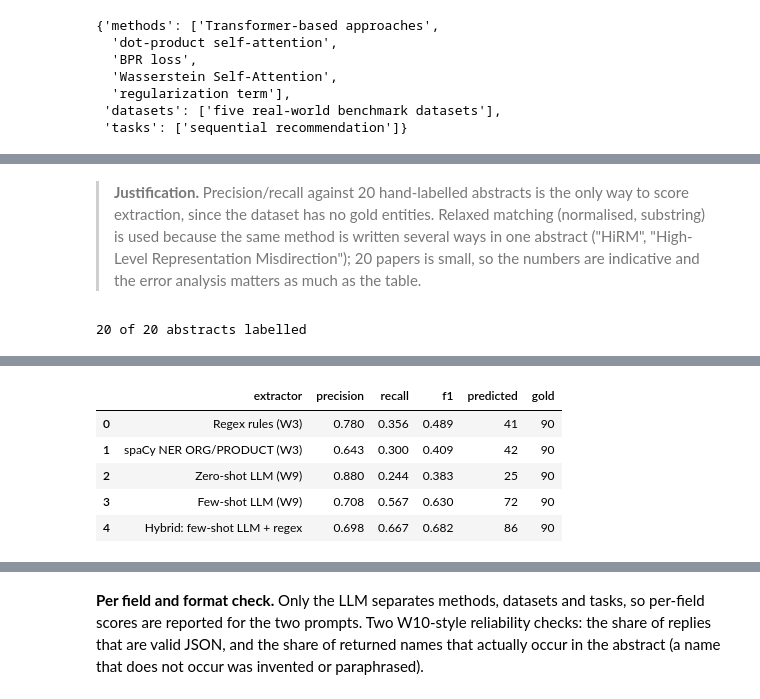
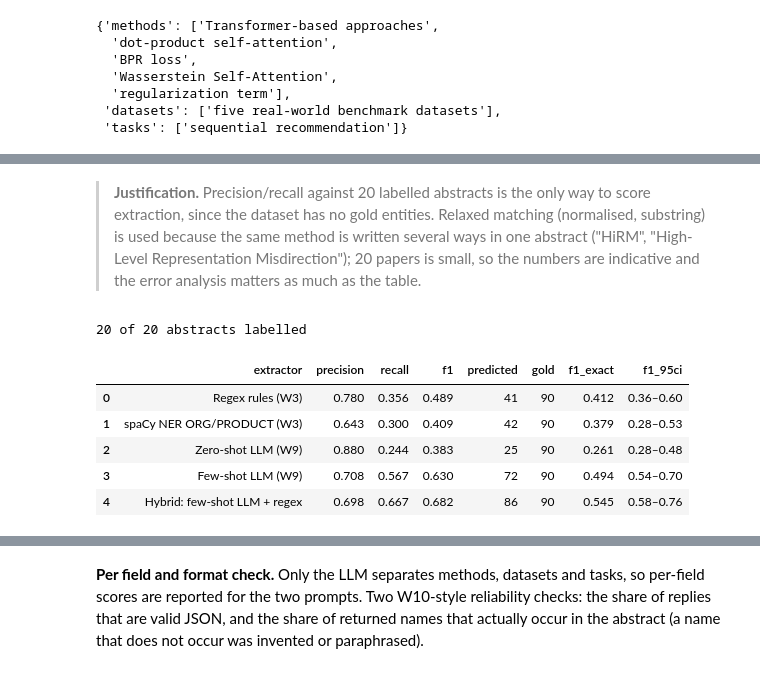
Before and after one commit to teepakorn326/assignmemt3-8460, a Jupyter notebook: codes/02_preprocessing_extraction.ipynb, the cells around one changed output, grey strips where cells are left out. Drawn from its saved outputs; the diff is of its cells as text; code cells hidden in the pictures.

```diff
--- a/codes/02_preprocessing_extraction.ipynb
+++ b/codes/02_preprocessing_extraction.ipynb
@@ -407,6 +407,6 @@ Sequential Recommendation via Stochastic Self-Attention
 # %% [markdown]
 <!-- draft written with an AI assistant from the notebook's own code and numbers; owner to review and reword before submission -->
-> **Justification.** Precision/recall against 20 hand-labelled abstracts is the only way to score extraction, since the dataset has no gold entities. Relaxed matching (normalised, substring) is used because the same method is written several ways in one abstract ("HiRM", "High-Level Representation Misdirection"); 20 papers is small, so the numbers are indicative and the error analysis matters as much as the table.
+> **Justification.** Precision/recall against 20 labelled abstracts is the only way to score extraction, since the dataset has no gold entities. Relaxed matching (normalised, substring) is used because the same method is written several ways in one abstract ("HiRM", "High-Level Representation Misdirection"); 20 papers is small, so the numbers are indicative and the error analysis matters as much as the table.
 # %%
 GOLD_PATH = ARTIFACTS_DIR / "02_gold_labels.json"
 
@@ -425,39 +425,65 @@ print(f"{len(labelled)} of {len(gold)} abstracts labelled")
 # %% [output]
 20 of 20 abstracts labelled
 # %%
-def score(extractor_name, predict, fields=("methods", "datasets")):
+def score(extractor_name, predict, fields=("methods", "datasets"), relaxed=True):
     """Micro P/R/F1 of one extractor over all labelled abstracts."""
     tp_total, pred_total, gold_total = 0, 0, 0
     for item in labelled:
         gold_names = [name for field in fields for name in item[field]]
-        tp, n_pred, n_gold = ex.match_counts(predict(item), gold_names)
+        tp, n_pred, n_gold = ex.match_counts(predict(item), gold_names, relaxed=relaxed)
         tp_total += tp
         pred_total += n_pred
         gold_total += n_gold
     p, r, f1 = ex.precision_recall_f1(tp_total, pred_total, gold_total)
     return {"extractor": extractor_name, "precision": p, "recall": r, "f1": f1,
             "predicted": pred_total, "gold": gold_total}
 
 
 def names(output):
     return output["methods"] + output["datasets"]
 
 
 # 2 x 20 LLM calls (zero-shot and few-shot), cached in artifacts/llm_cache.jsonl
 few_raw = {item["id"]: ex.llm_extract(item["abstract"], shots=3, return_raw=True) for item in labelled}
 zero_raw = {item["id"]: ex.llm_extract(item["abstract"], shots=0, return_raw=True) for item in labelled}
 few = {k: v[0] for k, v in few_raw.items()}
 zero = {k: v[0] for k, v in zero_raw.items()}
 
-extraction_scores = pd.DataFrame([
-    score("Regex rules (W3)", lambda item: ex.regex_artefacts(item["abstract"])),
-    score("spaCy NER ORG/PRODUCT (W3)", lambda item: ex.spacy_artefacts(item["abstract"])),
-    score("Zero-shot LLM (W9)", lambda item: names(zero[item["id"]])),
-    score("Few-shot LLM (W9)", lambda item: names(few[item["id"]])),
-    score("Hybrid: few-shot LLM + regex", lambda item: ex.hybrid_artefacts(names(few[item["id"]]), item["abstract"])),
-])
+EXTRACTORS = {
+    "Regex rules (W3)": lambda item: ex.regex_artefacts(item["abstract"]),
+    "spaCy NER ORG/PRODUCT (W3)": lambda item: ex.spacy_artefacts(item["abstract"]),
+    "Zero-shot LLM (W9)": lambda item: names(zero[item["id"]]),
+    "Few-shot LLM (W9)": lambda item: names(few[item["id"]]),
+    "Hybrid: few-shot LLM + regex": lambda item: ex.hybrid_artefacts(names(few[item["id"]]), item["abstract"]),
+}
+extraction_scores = pd.DataFrame([score(n, f) for n, f in EXTRACTORS.items()])
+extraction_scores["f1_exact"] = [score(n, f, relaxed=False)["f1"] for n, f in EXTRACTORS.items()]
 results["llm_backend"] = llm.describe()
 results["n_labelled_abstracts"] = len(labelled)
+
+# 95% bootstrap confidence intervals over the 20 abstracts (resample abstracts, recompute micro F1)
+rng = np.random.default_rng(SEED)
+per_item = {n: np.array([ex.match_counts(f(item), item["methods"] + item["datasets"]) for item in labelled])
+            for n, f in EXTRACTORS.items()}                                     # rows: (tp, n_pred, n_gold)
+
+
+def micro_f1(counts):
+    tp, n_pred, n_gold = counts.sum(axis=0)
+    return ex.precision_recall_f1(tp, n_pred, n_gold)[2]
+
+
+boot_idx = [rng.integers(0, len(labelled), len(labelled)) for _ in range(2000)]
+ci = {n: np.percentile([micro_f1(c[idx]) for idx in boot_idx], [2.5, 97.5]).round(3) for n, c in per_item.items()}
+extraction_scores["f1_95ci"] = [f"{ci[n][0]:.2f}–{ci[n][1]:.2f}" for n in EXTRACTORS]
+diff = [micro_f1(per_item["Hybrid: few-shot LLM + regex"][idx]) - micro_f1(per_item["Few-shot LLM (W9)"][idx]) for idx in boot_idx]
 results["extraction_scores"] = extraction_scores.to_dict(orient="records")
+results["hybrid_minus_few_shot_f1_95ci"] = [round(float(x), 3) for x in np.percentile(diff, [2.5, 97.5])]
 display(extraction_scores)
+print("Hybrid minus few-shot F1, 95% CI:", results["hybrid_minus_few_shot_f1_95ci"])
 # %% [output]
+|  | extractor | precision | recall | f1 | predicted | gold | f1_exact | f1_95ci |
+| 0 | Regex rules (W3) | 0.780 | 0.356 | 0.489 | 41 | 90 | 0.412 | 0.36–0.60 |
+| 1 | spaCy NER ORG/PRODUCT (W3) | 0.643 | 0.300 | 0.409 | 42 | 90 | 0.379 | 0.28–0.53 |
+| 2 | Zero-shot LLM (W9) | 0.880 | 0.244 | 0.383 | 25 | 90 | 0.261 | 0.28–0.48 |
+| 3 | Few-shot LLM (W9) | 0.708 | 0.567 | 0.630 | 72 | 90 | 0.494 | 0.54–0.70 |
+| 4 | Hybrid: few-shot LLM + regex | 0.698 | 0.667 | 0.682 | 86 | 90 | 0.545 | 0.58–0.76 |
@@ -466,9 +491,3 @@ W1028 15:22:06.085000 23720 site-packages/torch/distributed/elastic/multiprocess
-|  | extractor | precision | recall | f1 | predicted | gold |
-| 0 | Regex rules (W3) | 0.780 | 0.356 | 0.489 | 41 | 90 |
-| 1 | spaCy NER ORG/PRODUCT (W3) | 0.643 | 0.300 | 0.409 | 42 | 90 |
-| 2 | Zero-shot LLM (W9) | 0.880 | 0.244 | 0.383 | 25 | 90 |
-| 3 | Few-shot LLM (W9) | 0.708 | 0.567 | 0.630 | 72 | 90 |
-| 4 | Hybrid: few-shot LLM + regex | 0.698 | 0.667 | 0.682 | 86 | 90 |
 # %%
 # Same table as a chart for the slides
 ax = extraction_scores.set_index("extractor")[["precision", "recall", "f1"]].plot.barh(figsize=(8, 4))
```
Also changed, not shown: parts of 10 cells of this notebook, 6 other files.
